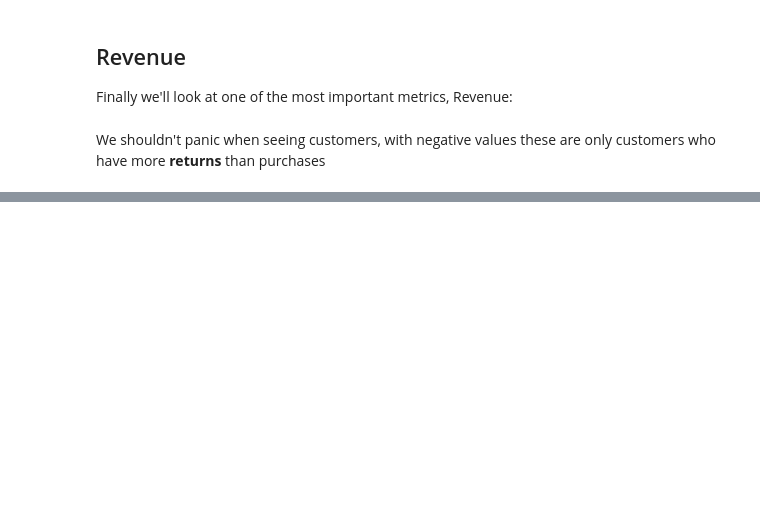
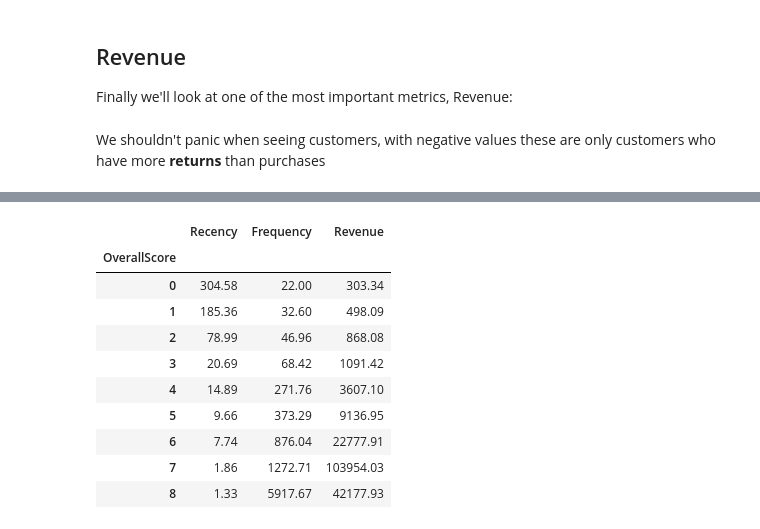
Before and after one commit to elmondhir/customer-segmentation-tuto, a Jupyter notebook: customer_segmentation.ipynb, the cells around one changed output, grey strips where cells are left out. Saved outputs shown, nothing was run; the diff lists cells and outputs as text; code cells hidden in the pictures; blank space fills up the shorter version.

```diff
--- a/customer_segmentation.ipynb
+++ b/customer_segmentation.ipynb
@@ -205,0 +210,16 @@ df_user.groupby('RevenueCluster')['Revenue'].describe()
+# %%
+#calculate overall score and use mean() to see details
+df_user['OverallScore'] = df_user['RecencyCluster'] + df_user['FrequencyCluster'] + df_user['RevenueCluster']
+df_user.groupby('OverallScore')['Recency','Frequency','Revenue'].mean().round(2)
+# %% [output]
+|  | Recency | Frequency | Revenue |
+| OverallScore |  |  |  |
+| 0 | 304.58 | 22.00 | 303.34 |
+| 1 | 185.36 | 32.60 | 498.09 |
+| 2 | 78.99 | 46.96 | 868.08 |
+| 3 | 20.69 | 68.42 | 1091.42 |
+| 4 | 14.89 | 271.76 | 3607.10 |
+| 5 | 9.66 | 373.29 | 9136.95 |
+| 6 | 7.74 | 876.04 | 22777.91 |
+| 7 | 1.86 | 1272.71 | 103954.03 |
+| 8 | 1.33 | 5917.67 | 42177.93 |
```
Also changed, not shown: parts of 4 cells of this notebook.
